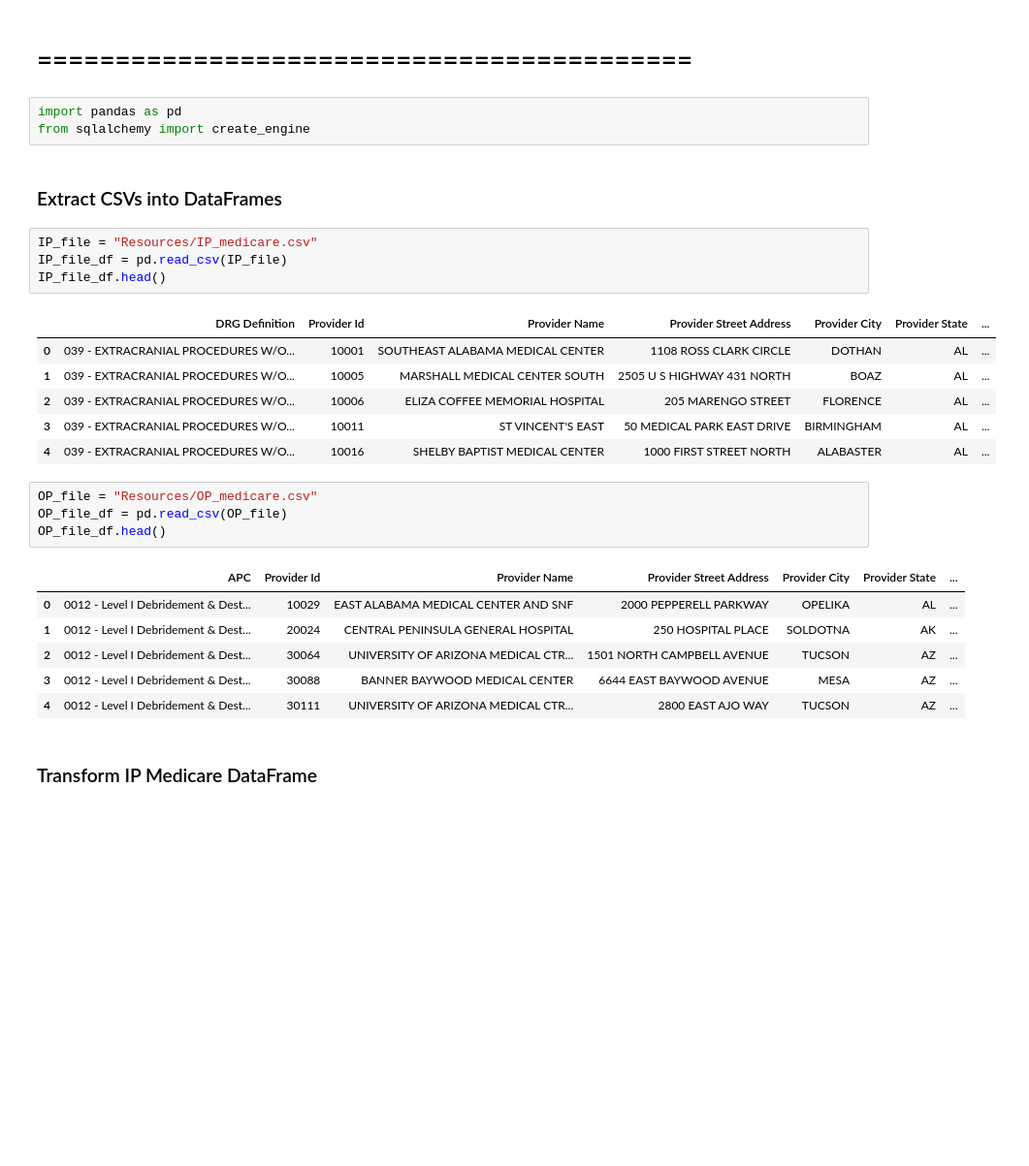
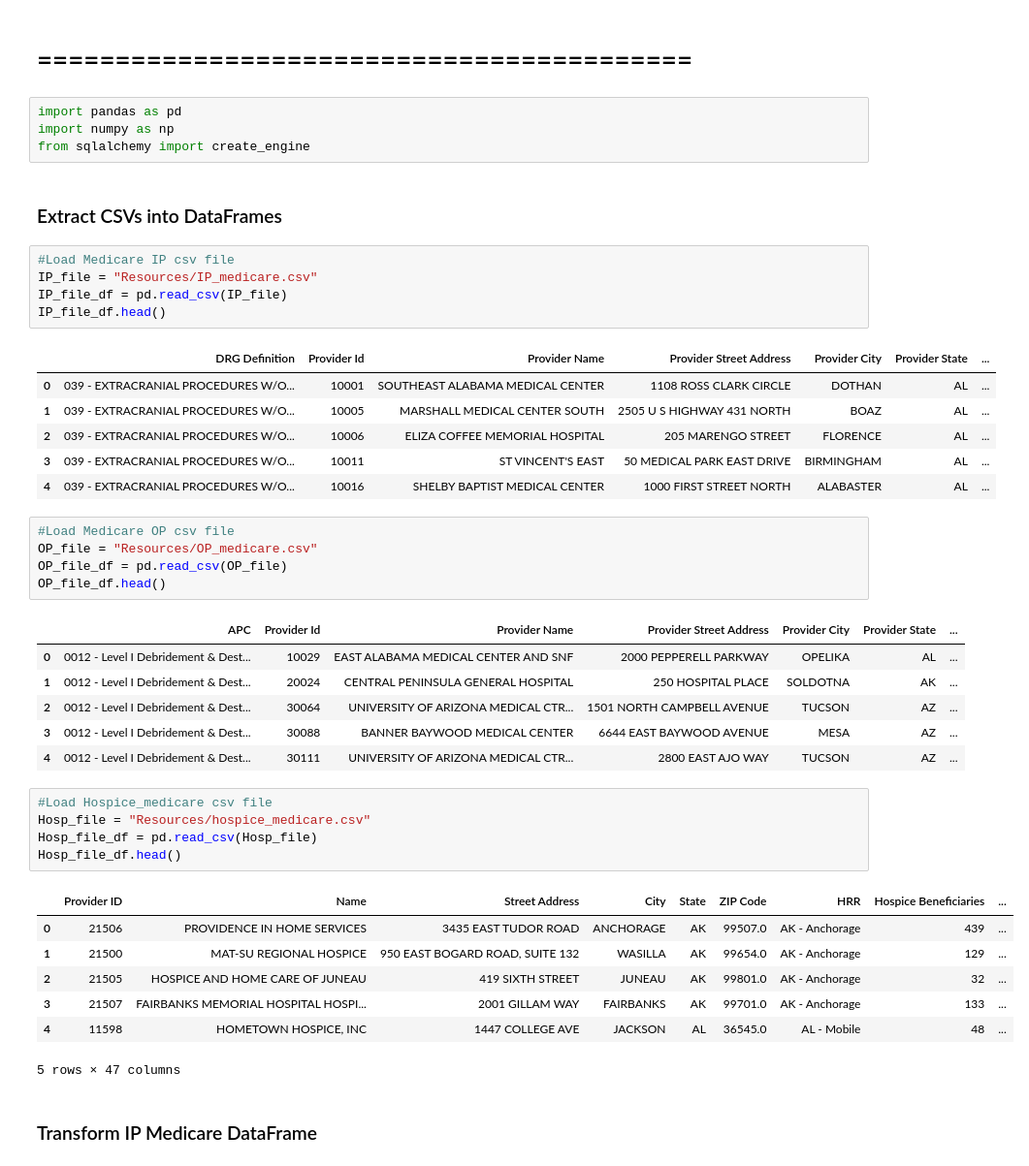
Before and after one commit to wwiedenmann/ETL-Project, a Jupyter notebook: ETL_Medicare.ipynb, the cells around one changed output. Shown at 97% size. Drawn from its saved outputs; the diff is of its cells as text; blank space fills up the shorter version.

```diff
--- a/ETL_Medicare.ipynb
+++ b/ETL_Medicare.ipynb
@@ -37,10 +35,12 @@ CREATE TABLE op_data (
 # ==========================================
 # %%
 import pandas as pd
+import numpy as np
 from sqlalchemy import create_engine
 # %% [markdown]
 ### Extract CSVs into DataFrames
 # %%
+#Load Medicare IP csv file
 IP_file = "Resources/IP_medicare.csv"
 IP_file_df = pd.read_csv(IP_file)
 IP_file_df.head()
@@ -52,6 +52,7 @@ IP_file_df.head()
 | 3 | 039 - EXTRACRANIAL PROCEDURES W/O... | 10011 | ST VINCENT'S EAST | 50 MEDICAL PARK EAST DRIVE | BIRMINGHAM | AL | ... |
 | 4 | 039 - EXTRACRANIAL PROCEDURES W/O... | 10016 | SHELBY BAPTIST MEDICAL CENTER | 1000 FIRST STREET NORTH | ALABASTER | AL | ... |
 # %%
+#Load Medicare OP csv file
 OP_file = "Resources/OP_medicare.csv"
 OP_file_df = pd.read_csv(OP_file)
 OP_file_df.head()
@@ -62,6 +63,19 @@ OP_file_df.head()
 | 2 | 0012 - Level I Debridement & Dest... | 30064 | UNIVERSITY OF ARIZONA MEDICAL CTR... | 1501 NORTH CAMPBELL AVENUE | TUCSON | AZ | ... |
 | 3 | 0012 - Level I Debridement & Dest... | 30088 | BANNER BAYWOOD MEDICAL CENTER | 6644 EAST BAYWOOD AVENUE | MESA | AZ | ... |
 | 4 | 0012 - Level I Debridement & Dest... | 30111 | UNIVERSITY OF ARIZONA MEDICAL CTR... | 2800 EAST AJO WAY | TUCSON | AZ | ... |
+# %%
+#Load Hospice_medicare csv file
+Hosp_file = "Resources/hospice_medicare.csv"
+Hosp_file_df = pd.read_csv(Hosp_file)
+Hosp_file_df.head()
+# %% [output]
+|  | Provider ID | Name | Street Address | City | State | ZIP Code | HRR | Hospice Beneficiaries | ... |
+| 0 | 21506 | PROVIDENCE IN HOME SERVICES | 3435 EAST TUDOR ROAD | ANCHORAGE | AK | 99507.0 | AK - Anchorage | 439 | ... |
+| 1 | 21500 | MAT-SU REGIONAL HOSPICE | 950 EAST BOGARD ROAD, SUITE 132 | WASILLA | AK | 99654.0 | AK - Anchorage | 129 | ... |
+| 2 | 21505 | HOSPICE AND HOME CARE OF JUNEAU | 419 SIXTH STREET | JUNEAU | AK | 99801.0 | AK - Anchorage | 32 | ... |
+| 3 | 21507 | FAIRBANKS MEMORIAL HOSPITAL HOSPI... | 2001 GILLAM WAY | FAIRBANKS | AK | 99701.0 | AK - Anchorage | 133 | ... |
+| 4 | 11598 | HOMETOWN HOSPICE, INC | 1447 COLLEGE AVE | JACKSON | AL | 36545.0 | AL - Mobile | 48 | ... |
+5 rows × 47 columns
 # %% [markdown]
 ### Transform IP Medicare DataFrame
 # %%
```
Also changed, not shown: parts of 16 cells of this notebook.
